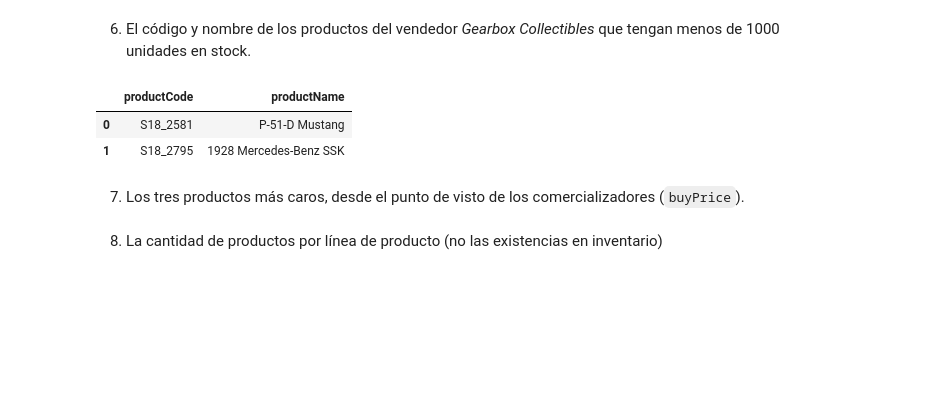
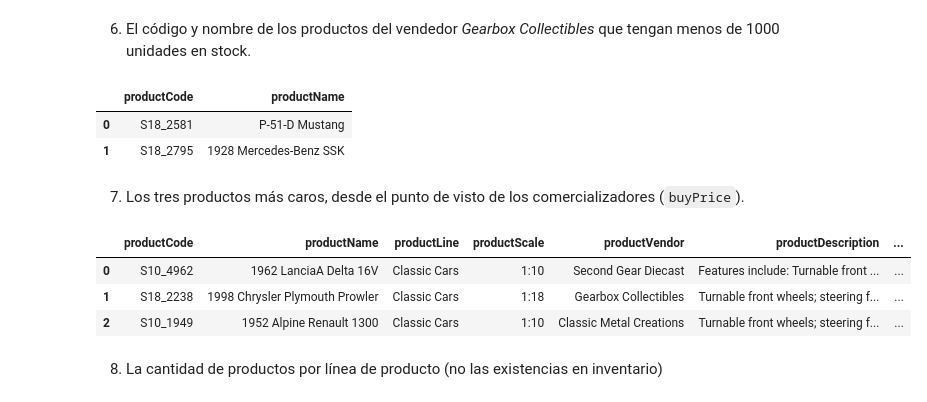
Before and after one commit to andrea-sanchez/master_ia, a Jupyter notebook: Ciencia de Datos/Actividad3BDManipulacion_A01795414.ipynb, the cells around one changed output. Cells and saved outputs as stored; diff of their text form; code cells hidden in the pictures; blank space fills up the shorter version.

```diff
--- a/Ciencia de Datos/Actividad3BDManipulacion_A01795414.ipynb
+++ b/Ciencia de Datos/Actividad3BDManipulacion_A01795414.ipynb
@@ -133,5 +133,13 @@ pd.read_sql(query, conn)
 | 1 | S18_2795 | 1928 Mercedes-Benz SSK |
 # %% [markdown]
 7.	Los tres productos más caros, desde el punto de visto de los comercializadores (`buyPrice`).
+# %%
+query = 'SELECT * FROM products ORDER BY buyPrice DESC LIMIT 3'
+pd.read_sql(query, conn)
+# %% [output]
+|  | productCode | productName | productLine | productScale | productVendor | productDescription | ... |
+| 0 | S10_4962 | 1962 LanciaA Delta 16V | Classic Cars | 1:10 | Second Gear Diecast | Features include: Turnable front ... | ... |
+| 1 | S18_2238 | 1998 Chrysler Plymouth Prowler | Classic Cars | 1:18 | Gearbox Collectibles | Turnable front wheels; steering f... | ... |
+| 2 | S10_1949 | 1952 Alpine Renault 1300 | Classic Cars | 1:10 | Classic Metal Creations | Turnable front wheels; steering f... | ... |
 # %% [markdown]
 8.	La cantidad de productos por línea de producto (no las existencias en inventario)
```
Also changed, not shown: parts of 26 cells of this notebook.
